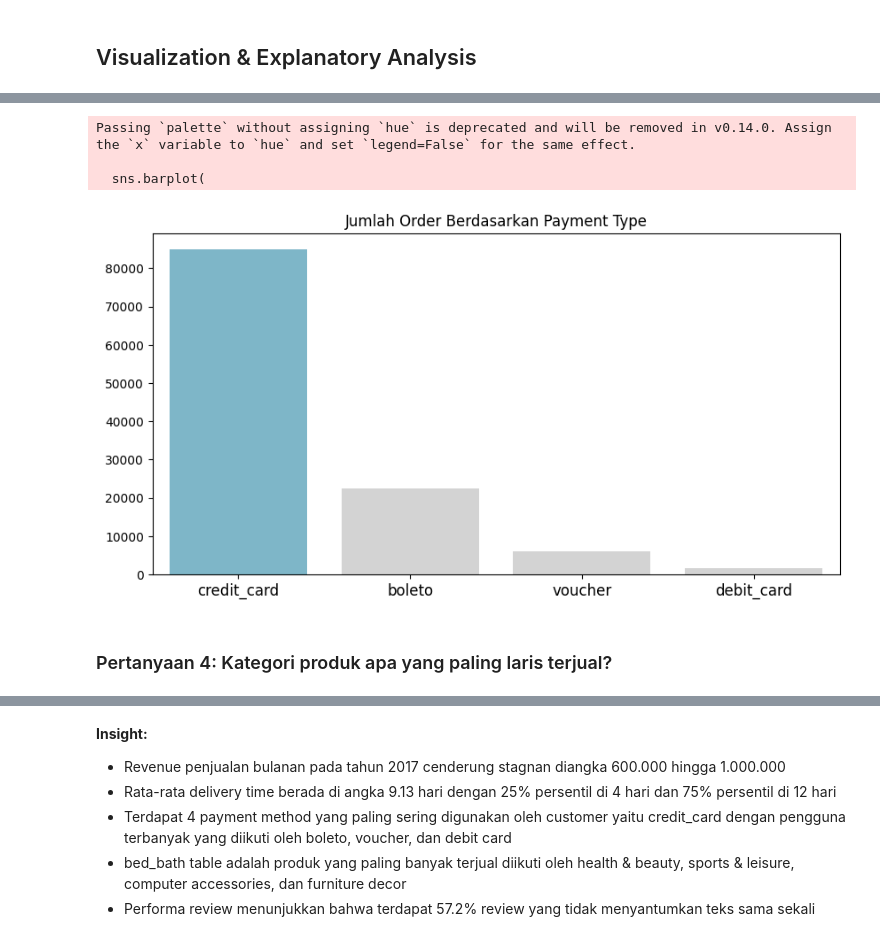
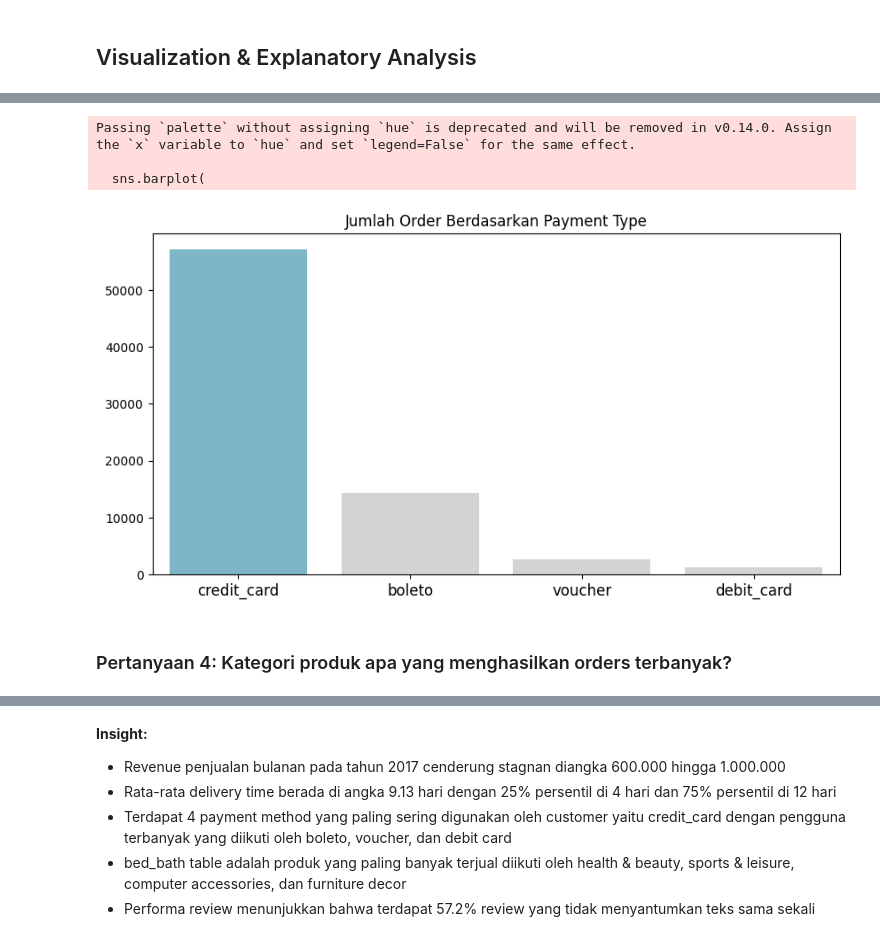
Before and after one commit to Hinjikani/E-commerce-Dashboard, a Jupyter notebook: notebook.ipynb, the cells around one changed output, grey strips where cells are left out. Drawn from its saved outputs; the diff is of its cells as text; code cells hidden in the pictures.

```diff
--- a/notebook.ipynb
+++ b/notebook.ipynb
@@ -1266,0 +1246,7 @@ payment_method
+# %%
+yoy = all_df[(all_df["order_purchase_timestamp"] >= '2017-09') &
+                (all_df["order_purchase_timestamp"] <= '2018-09')]
+payment_method_yoy = yoy.groupby(by='payment_type').order_id.nunique().reset_index()
+
+payment_method_yoy.columns = ['payment_type', 'order_count']
+payment_method_yoy
@@ -1267,22 +1259,22 @@ payment_method
 # %%
 plt.figure(figsize=(10, 5))
 colors_ = ["#72BCD4", "#D3D3D3", "#D3D3D3", "#D3D3D3", "#D3D3D3", "#D3D3D3", "#D3D3D3", "#D3D3D3", "#D3D3D3", "#D3D3D3", "#D3D3D3", "#D3D3D3"]
 sns.barplot(
     y="order_count",
     x="payment_type",
-    data=payment_method.sort_values(by="order_count", ascending=False),
+    data=payment_method_yoy.sort_values(by="order_count", ascending=False),
     palette=colors_
 )
 
 plt.title('Jumlah Order Berdasarkan Payment Type')
 plt.ylabel(None)
 plt.xlabel(None)
 plt.tick_params(axis='x', labelsize=12)
 plt.show()
 # %% [output]
 Passing `palette` without assigning `hue` is deprecated and will be removed in v0.14.0. Assign the `x` variable to `hue` and set `legend=False` for the same effect.
 
   sns.barplot(
-[figure, old version]
+[figure, new version]
 # %% [markdown]
-### Pertanyaan 4: Kategori produk apa yang paling laris terjual?
+### Pertanyaan 4: Kategori produk apa yang menghasilkan orders terbanyak?
```
Also changed, not shown: parts of 60 cells of this notebook.
